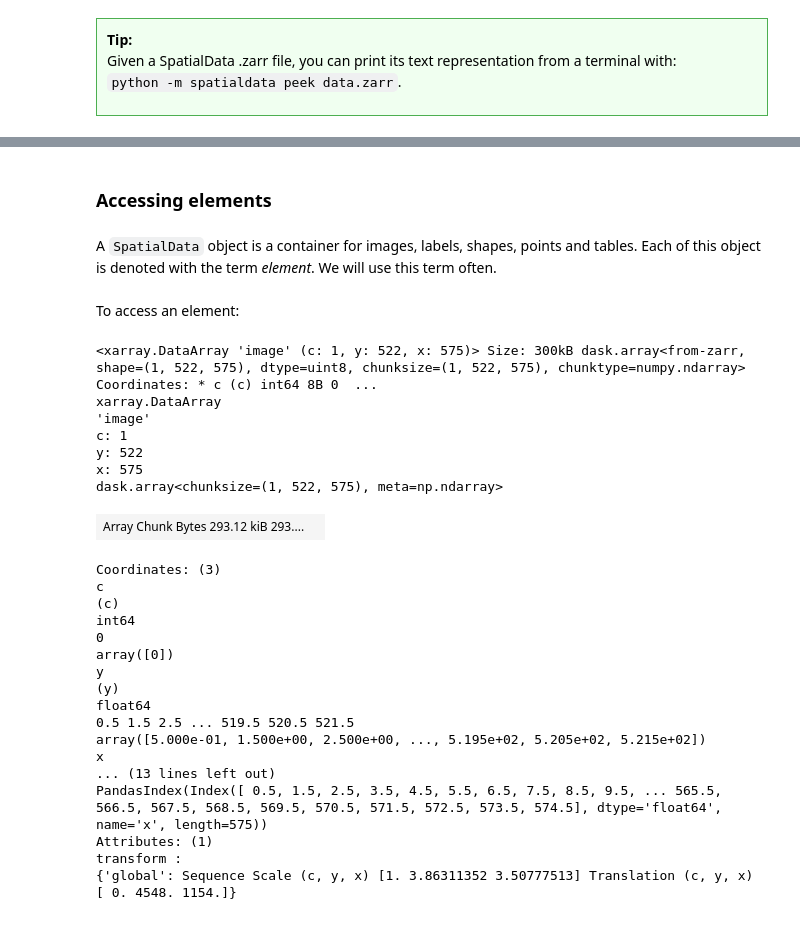
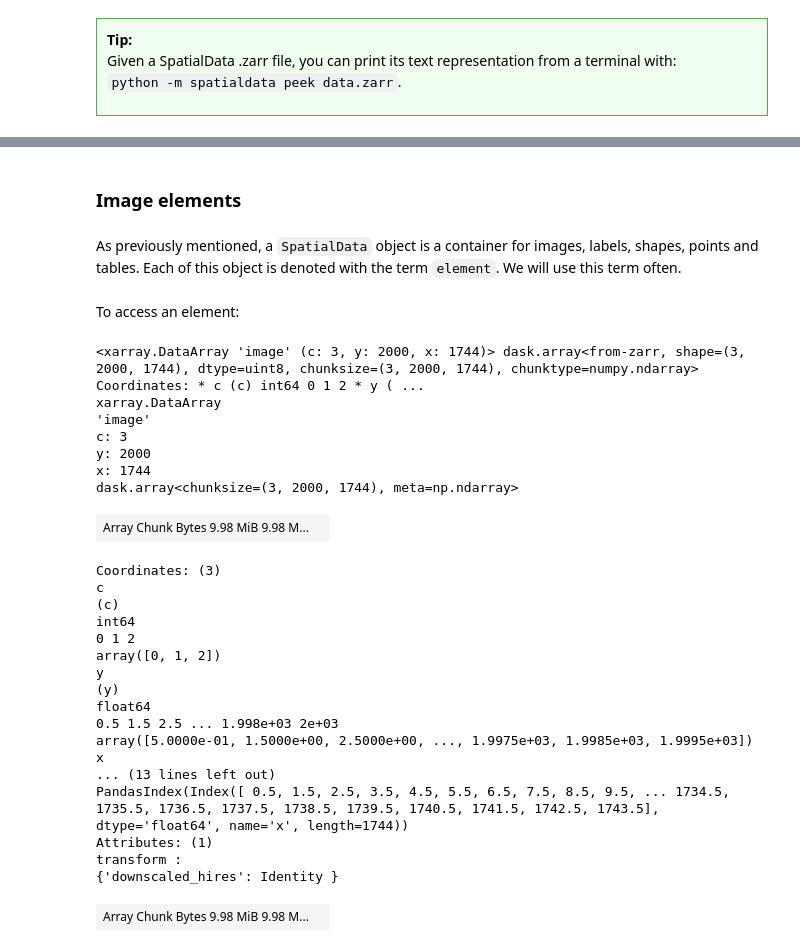
Before and after one commit to PMBio/spatialdata-workshops, a Jupyter notebook: notebooks/nb1_spatialdata_objects.ipynb, the cells around one changed output, grey strips where cells are left out. Saved outputs shown, nothing was run; the diff lists cells and outputs as text; code cells hidden in the pictures.

```diff
--- a/notebooks/nb1_spatialdata_objects.ipynb
+++ b/notebooks/nb1_spatialdata_objects.ipynb
@@ -161,34 +167,40 @@ with coordinate systems:
 # %% [markdown]
-### Accessing elements
+### Image elements
 # %% [markdown]
-A `SpatialData` object is a container for images, labels, shapes, points and tables. Each of this object is denoted with the term *element*. We will use this term often.
+As previously mentioned, a `SpatialData` object is a container for images, labels, shapes, points and tables. Each of this object is denoted with the term `element`. We will use this term often.
 # %% [markdown]
 To access an element:
 # %%
-sdata_merfish["rasterized"]
+sdata_visium.images["CytAssist_FFPE_Protein_Expression_Human_Glioblastoma_hires_image"]
 # %% [output]
-<xarray.DataArray 'image' (c: 1, y: 522, x: 575)> Size: 300kB dask.array<from-zarr, shape=(1, 522, 575), dtype=uint8, chunksize=(1, 522, 575), chunktype=numpy.ndarray> Coordinates: * c (c) int64 8B 0  ...
+<xarray.DataArray 'image' (c: 3, y: 2000, x: 1744)> dask.array<from-zarr, shape=(3, 2000, 1744), dtype=uint8, chunksize=(3, 2000, 1744), chunktype=numpy.ndarray> Coordinates: * c (c) int64 0 1 2 * y ( ...
 xarray.DataArray
 'image'
-c: 1
-y: 522
-x: 575
-dask.array<chunksize=(1, 522, 575), meta=np.ndarray>
+c: 3
+y: 2000
+x: 1744
+dask.array<chunksize=(3, 2000, 1744), meta=np.ndarray>
-| Array Chunk Bytes 293.12 kiB 293.... |  |
+| Array Chunk Bytes 9.98 MiB 9.98 M... |  |
 Coordinates: (3)
 c
 (c)
 int64
-0
-array([0])
+0 1 2
+array([0, 1, 2])
 y
 (y)
 float64
-0.5 1.5 2.5 ... 519.5 520.5 521.5
-array([5.000e-01, 1.500e+00, 2.500e+00, ..., 5.195e+02, 5.205e+02, 5.215e+02])
+0.5 1.5 2.5 ... 1.998e+03 2e+03
+array([5.0000e-01, 1.5000e+00, 2.5000e+00, ..., 1.9975e+03, 1.9985e+03, 1.9995e+03])
 x
 ... (13 lines left out)
-PandasIndex(Index([ 0.5, 1.5, 2.5, 3.5, 4.5, 5.5, 6.5, 7.5, 8.5, 9.5, ... 565.5, 566.5, 567.5, 568.5, 569.5, 570.5, 571.5, 572.5, 573.5, 574.5], dtype='float64', name='x', length=575))
+PandasIndex(Index([ 0.5, 1.5, 2.5, 3.5, 4.5, 5.5, 6.5, 7.5, 8.5, 9.5, ... 1734.5, 1735.5, 1736.5, 1737.5, 1738.5, 1739.5, 1740.5, 1741.5, 1742.5, 1743.5], dtype='float64', name='x', length=1744))
 Attributes: (1)
 transform :
-{'global': Sequence Scale (c, y, x) [1. 3.86311352 3.50777513] Translation (c, y, x) [ 0. 4548. 1154.]}
+{'downscaled_hires': Identity }
+# %%
+sdata_visium.images[
+    "CytAssist_FFPE_Protein_Expression_Human_Glioblastoma_hires_image"
+].data
+# %% [output]
+| Array Chunk Bytes 9.98 MiB 9.98 M... |  |
```
Also changed, not shown: parts of 60 cells of this notebook.
